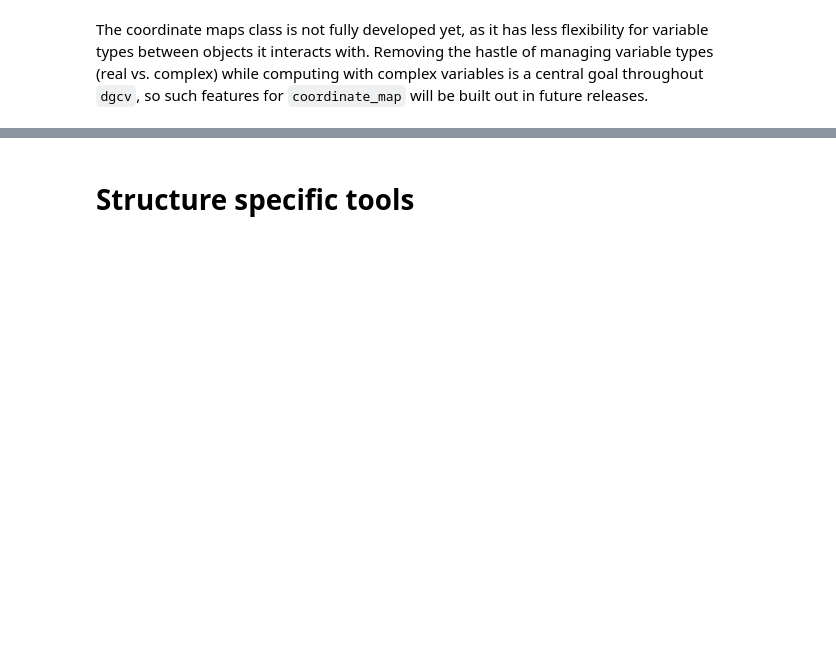
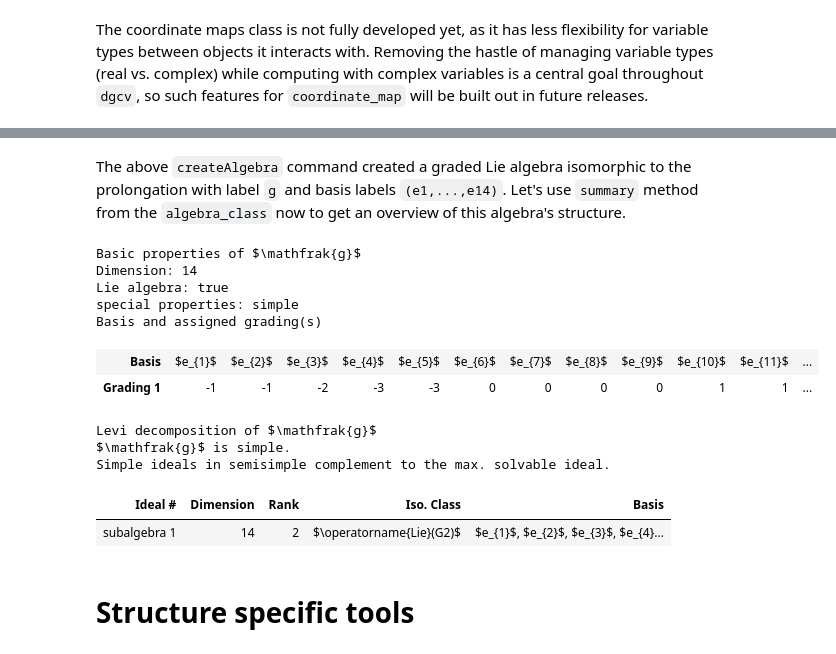
Before and after one commit to YikesItsSykes/DGCV, a Jupyter notebook: tutorials/DGCV_introduction.ipynb, the cells around one changed output, grey strips where cells are left out. Saved outputs shown, nothing was run; the diff lists cells and outputs as text; code cells hidden in the pictures; blank space fills up the shorter version.

```diff
--- a/tutorials/DGCV_introduction.ipynb
+++ b/tutorials/DGCV_introduction.ipynb
@@ -733,3 +927,20 @@ The coordinate maps class is not fully developed yet, as it has less flexibility
+# %% [markdown]
+The above `createAlgebra` command created a graded Lie algebra isomorphic to the prolongation with label `g` and basis labels `(e1,...,e14)`. Let's use `summary` method from the `algebra_class` now to get an overview of this algebra's structure.
+# %%
+g.summary(generate_full_report=True)
+# %% [output]
+Basic properties of $\mathfrak{g}$
+Dimension: 14
+Lie algebra: true
+special properties: simple
+Basis and assigned grading(s)
+| Basis | $e_{1}$ | $e_{2}$ | $e_{3}$ | $e_{4}$ | $e_{5}$ | $e_{6}$ | $e_{7}$ | $e_{8}$ | $e_{9}$ | $e_{10}$ | $e_{11}$ | ... |
+| Grading 1 | -1 | -1 | -2 | -3 | -3 | 0 | 0 | 0 | 0 | 1 | 1 | ... |
+Levi decomposition of $\mathfrak{g}$
+$\mathfrak{g}$ is simple.
+Simple ideals in semisimple complement to the max. solvable ideal.
+| Ideal # | Dimension | Rank | Iso. Class | Basis |
+| subalgebra 1 | 14 | 2 | $\operatorname{Lie}(G2)$ | $e_{1}$, $e_{2}$, $e_{3}$, $e_{4}... |
 # %% [markdown]
 # Structure specific tools
 # %% [markdown]
```
Also changed, not shown: parts of 85 cells of this notebook, 16 other files.
